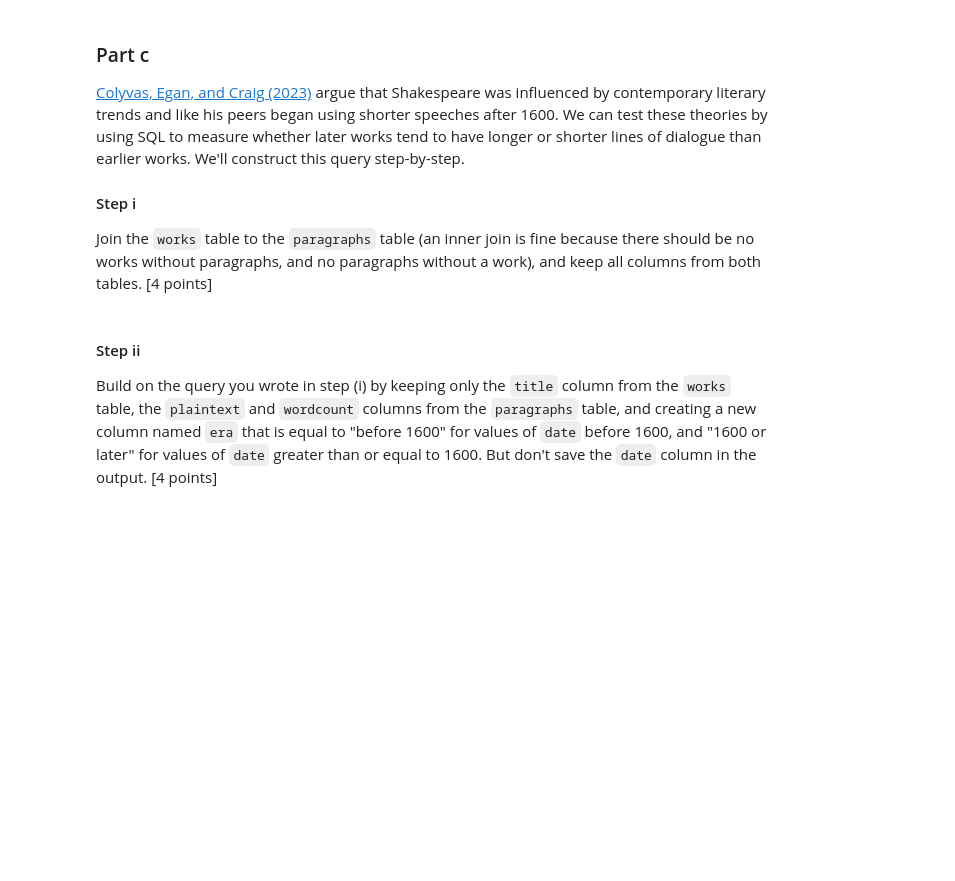
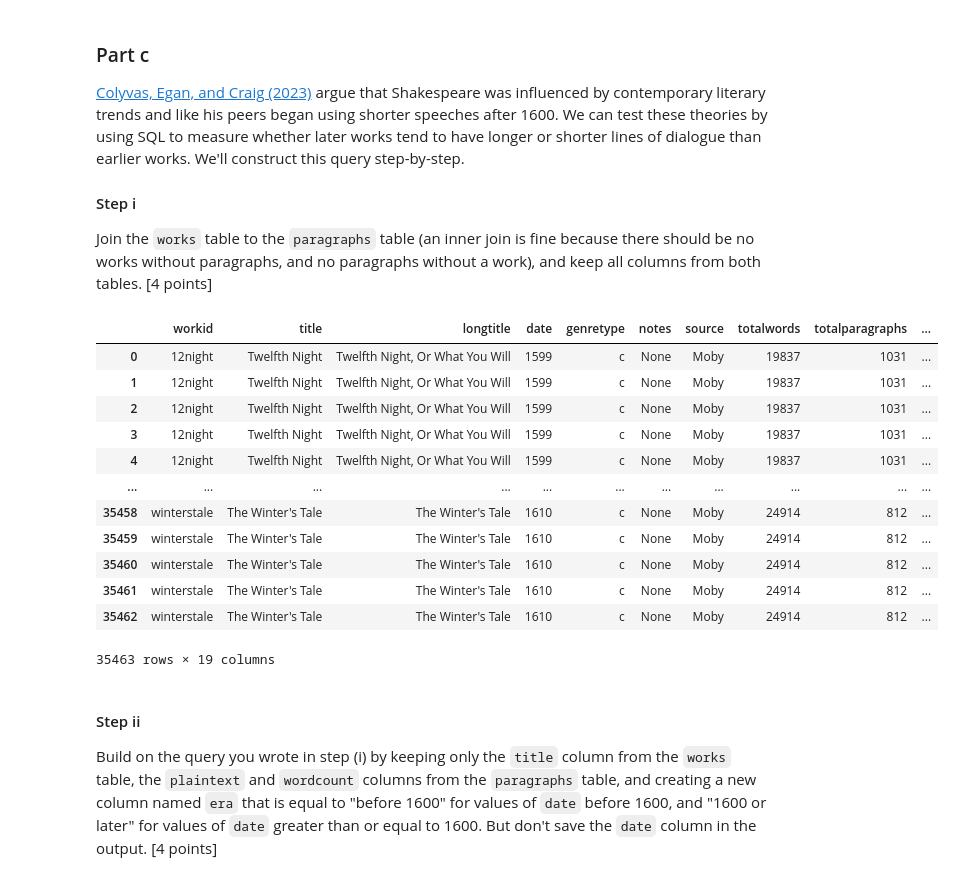
Before and after one commit to jonathan-orellana/ds6001-f26-qrk9cs, a Jupyter notebook: lab_assignments/lab_assignment7/labassignment7.ipynb, the cells around one changed output. Cells and saved outputs as stored; diff of their text form; code cells hidden in the pictures; blank space fills up the shorter version.

```diff
--- a/lab_assignments/lab_assignment7/labassignment7.ipynb
+++ b/lab_assignments/lab_assignment7/labassignment7.ipynb
@@ -178,6 +298,29 @@ Based on the output, is the hypothesis that later works have longer lengths supp
 
 #### Step i
 Join the `works` table to the `paragraphs` table (an inner join is fine because there should be no works without paragraphs, and no paragraphs without a work), and keep all columns from both tables.  [4 points]
+# %%
+myquery = """
+SELECT *
+FROM works
+INNER JOIN paragraphs
+    ON works.workid = paragraphs.workid
+"""
+
+pd.read_sql_query(myquery, con=engine)
+# %% [output]
+|  | workid | title | longtitle | date | genretype | notes | source | totalwords | totalparagraphs | ... |
+| 0 | 12night | Twelfth Night | Twelfth Night, Or What You Will | 1599 | c | None | Moby | 19837 | 1031 | ... |
+| 1 | 12night | Twelfth Night | Twelfth Night, Or What You Will | 1599 | c | None | Moby | 19837 | 1031 | ... |
+| 2 | 12night | Twelfth Night | Twelfth Night, Or What You Will | 1599 | c | None | Moby | 19837 | 1031 | ... |
+| 3 | 12night | Twelfth Night | Twelfth Night, Or What You Will | 1599 | c | None | Moby | 19837 | 1031 | ... |
+| 4 | 12night | Twelfth Night | Twelfth Night, Or What You Will | 1599 | c | None | Moby | 19837 | 1031 | ... |
+| ... | ... | ... | ... | ... | ... | ... | ... | ... | ... | ... |
+| 35458 | winterstale | The Winter's Tale | The Winter's Tale | 1610 | c | None | Moby | 24914 | 812 | ... |
+| 35459 | winterstale | The Winter's Tale | The Winter's Tale | 1610 | c | None | Moby | 24914 | 812 | ... |
+| 35460 | winterstale | The Winter's Tale | The Winter's Tale | 1610 | c | None | Moby | 24914 | 812 | ... |
+| 35461 | winterstale | The Winter's Tale | The Winter's Tale | 1610 | c | None | Moby | 24914 | 812 | ... |
+| 35462 | winterstale | The Winter's Tale | The Winter's Tale | 1610 | c | None | Moby | 24914 | 812 | ... |
+35463 rows × 19 columns
 # %% [markdown]
 #### Step ii
 Build on the query you wrote in step (i) by keeping only the `title` column from the `works` table, the `plaintext` and `wordcount` columns from the `paragraphs` table, and creating a new column named `era` that is equal to "before 1600" for values of `date` before 1600, and "1600 or later" for values of `date` greater than or equal to 1600. But don't save the `date` column in the output.  [4 points]
```
Also changed, not shown: parts of 26 cells of this notebook, 4 other files.
